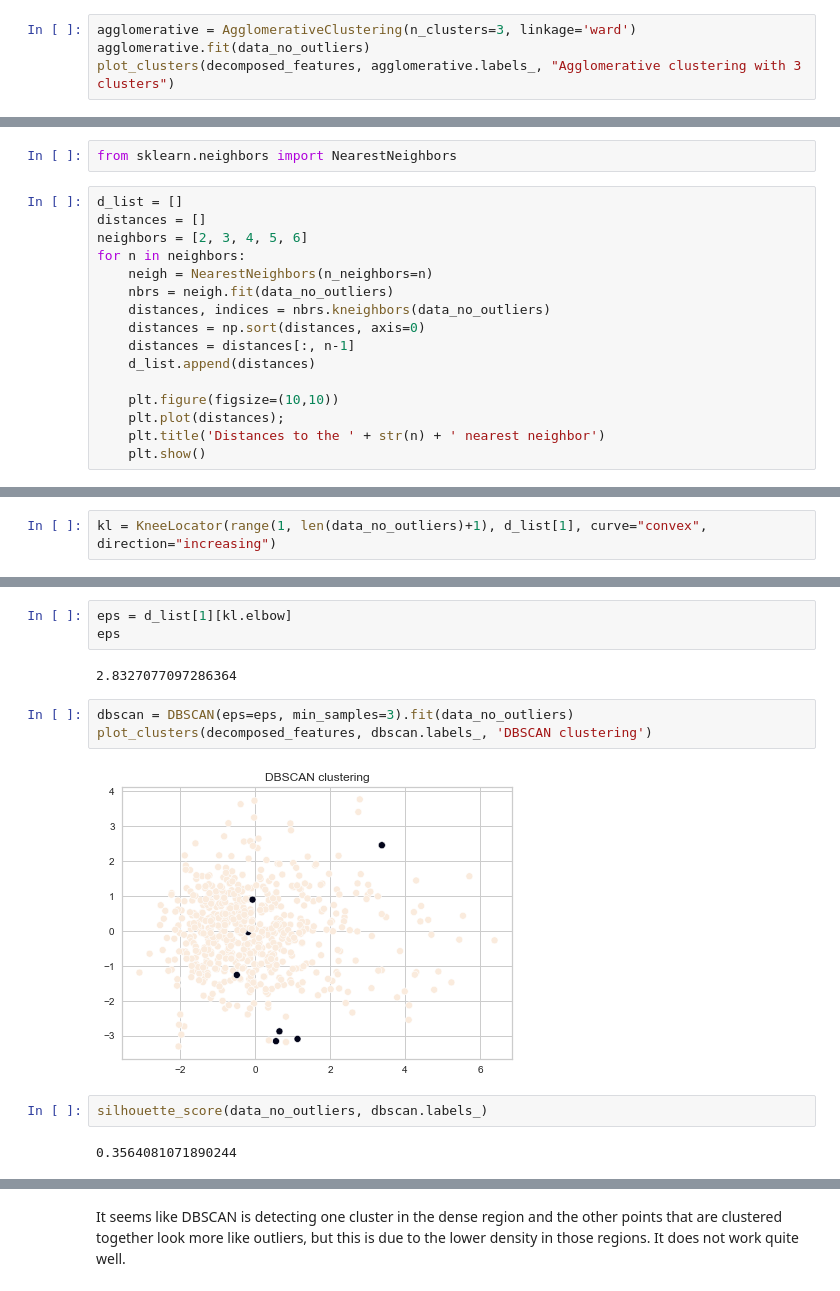
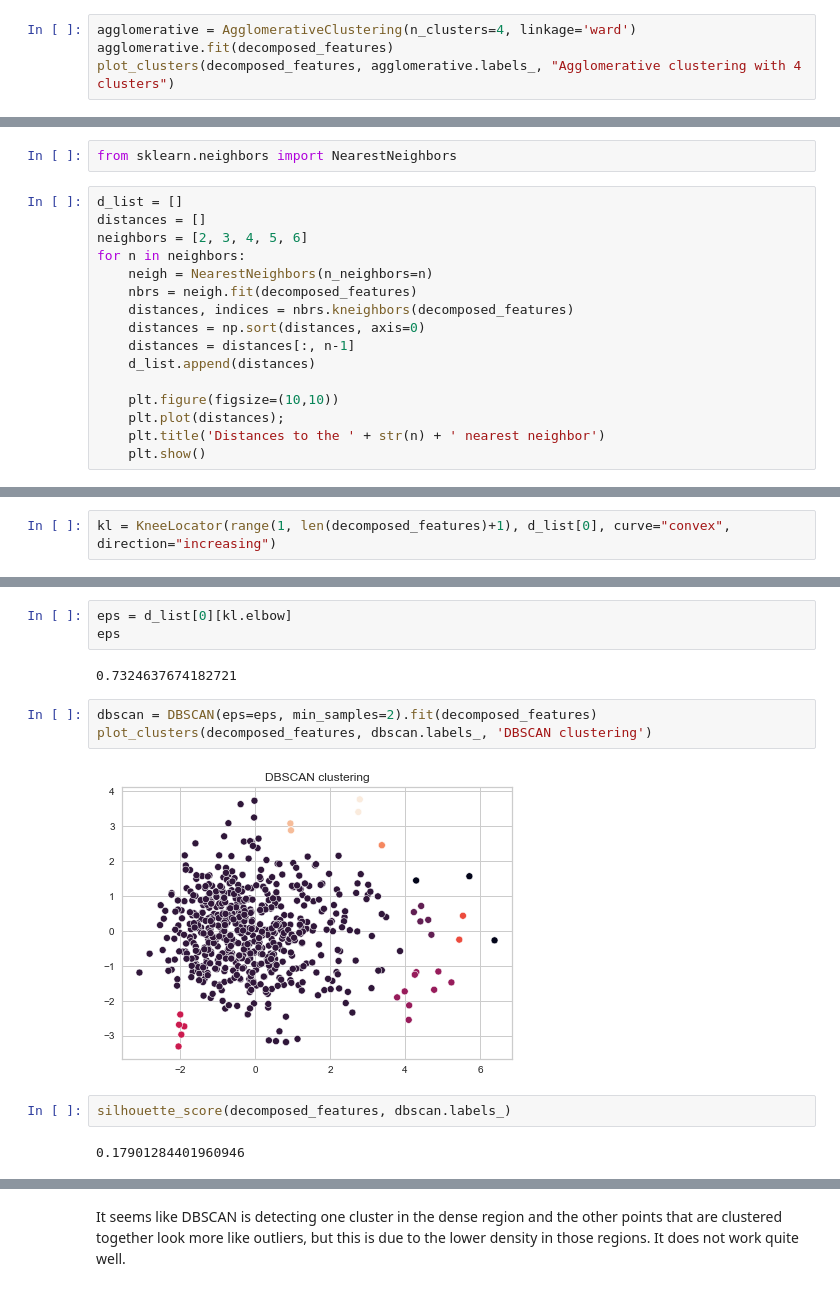
Before and after one commit to MilenaTrajanoska/spotify_top_tracks_analysis, a Jupyter notebook: clustering/clustering.ipynb, the cells around one changed output, grey strips where cells are left out. Saved outputs shown, nothing was run; the diff lists cells and outputs as text.

Commit message:
Made changes in the cluster visualizations, update presentation plots

```diff
--- a/clustering/clustering.ipynb
+++ b/clustering/clustering.ipynb
@@ -241,5 +243,5 @@ Since the single link clustering is continguity based, then the final 2 clusters
 # %%
-agglomerative = AgglomerativeClustering(n_clusters=3, linkage='ward')
-agglomerative.fit(data_no_outliers)
-plot_clusters(decomposed_features, agglomerative.labels_, "Agglomerative clustering with 3 clusters")
+agglomerative = AgglomerativeClustering(n_clusters=4, linkage='ward')
+agglomerative.fit(decomposed_features)
+plot_clusters(decomposed_features, agglomerative.labels_, "Agglomerative clustering with 4 clusters")
 # %% [output]
@@ -269,8 +272,8 @@ distances = []
 neighbors = [2, 3, 4, 5, 6]
 for n in neighbors:
     neigh = NearestNeighbors(n_neighbors=n)
-    nbrs = neigh.fit(data_no_outliers)
-    distances, indices = nbrs.kneighbors(data_no_outliers)
+    nbrs = neigh.fit(decomposed_features)
+    distances, indices = nbrs.kneighbors(decomposed_features)
     distances = np.sort(distances, axis=0)
     distances = distances[:, n-1]
     d_list.append(distances)
@@ -290,5 +293,5 @@ The value of epsilon for 2 min points is different than for the others which are
 # %%
-kl = KneeLocator(range(1, len(data_no_outliers)+1), d_list[1], curve="convex", direction="increasing")
+kl = KneeLocator(range(1, len(decomposed_features)+1), d_list[0], curve="convex", direction="increasing")
 # %%
 kl.elbow
 # %% [output]
@@ -296,15 +299,15 @@ kl.elbow
 # %%
-eps = d_list[1][kl.elbow]
+eps = d_list[0][kl.elbow]
 eps
 # %% [output]
-2.8327077097286364
+0.7324637674182721
 # %%
-dbscan = DBSCAN(eps=eps, min_samples=3).fit(data_no_outliers)
+dbscan = DBSCAN(eps=eps, min_samples=2).fit(decomposed_features)
 plot_clusters(decomposed_features, dbscan.labels_, 'DBSCAN clustering')
 # %% [output]
-[figure, old version]
+[figure, new version]
 # %%
-silhouette_score(data_no_outliers, dbscan.labels_)
+silhouette_score(decomposed_features, dbscan.labels_)
 # %% [output]
-0.3564081071890244
+0.17901284401960946
 # %%
```
Also changed, not shown: parts of 20 cells of this notebook, 1 other file.
